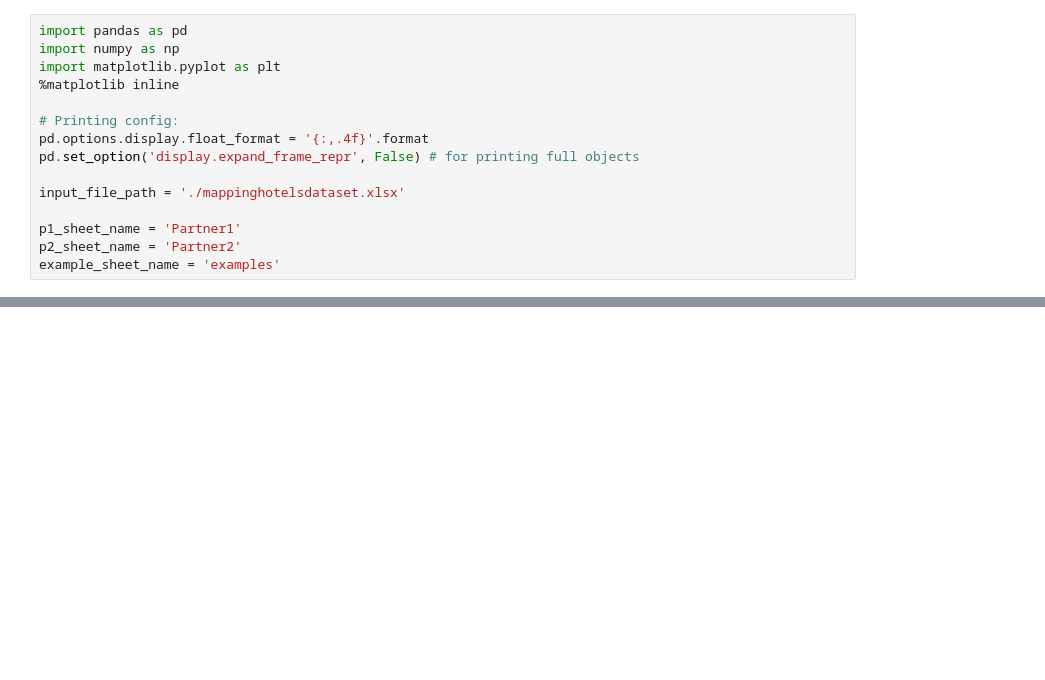
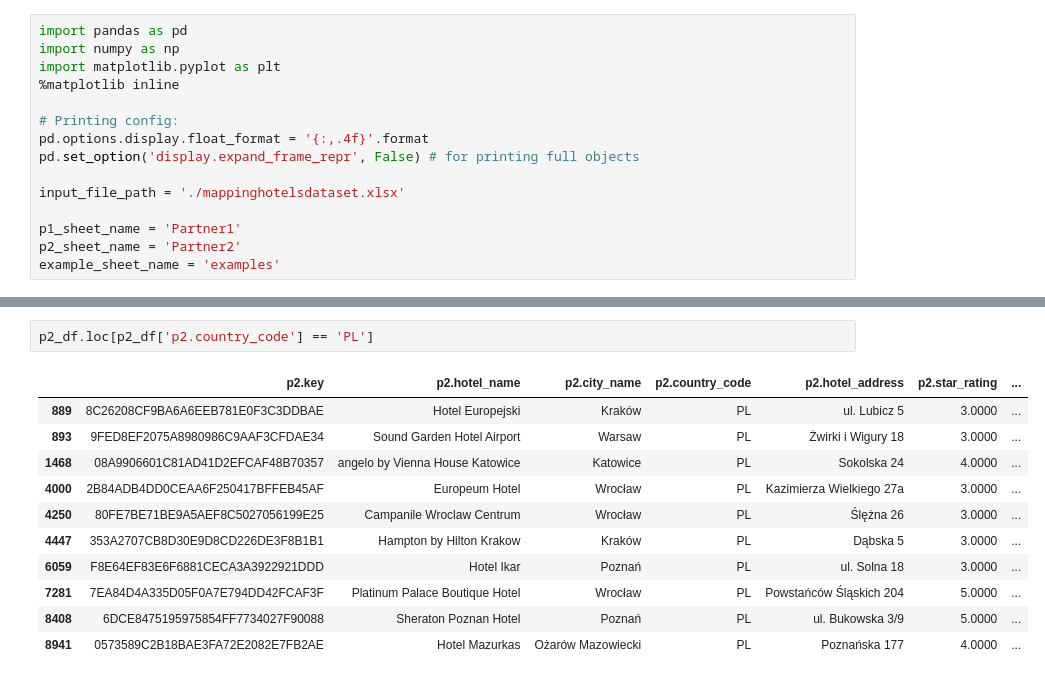
Before and after one commit to michaly/agd_test, a Jupyter notebook: agd_test.ipynb, the cells around one changed output, grey strips where cells are left out. Saved outputs shown, nothing was run; the diff lists cells and outputs as text; blank space fills up the shorter version.

```diff
--- a/agd_test.ipynb
+++ b/agd_test.ipynb
@@ -144,0 +487,14 @@ Elite Grande Hotel
+# %%
+p2_df.loc[p2_df['p2.country_code'] == 'PL']
+# %% [output]
+|  | p2.key | p2.hotel_name | p2.city_name | p2.country_code | p2.hotel_address | p2.star_rating | ... |
+| 889 | 8C26208CF9BA6A6EEB781E0F3C3DDBAE | Hotel Europejski | Kraków | PL | ul. Lubicz 5 | 3.0000 | ... |
+| 893 | 9FED8EF2075A8980986C9AAF3CFDAE34 | Sound Garden Hotel Airport | Warsaw | PL | Żwirki i Wigury 18 | 3.0000 | ... |
+| 1468 | 08A9906601C81AD41D2EFCAF48B70357 | angelo by Vienna House Katowice | Katowice | PL | Sokolska 24 | 4.0000 | ... |
+| 4000 | 2B84ADB4DD0CEAA6F250417BFFEB45AF | Europeum Hotel | Wrocław | PL | Kazimierza Wielkiego 27a | 3.0000 | ... |
+| 4250 | 80FE7BE71BE9A5AEF8C5027056199E25 | Campanile Wroclaw Centrum | Wrocław | PL | Ślężna 26 | 3.0000 | ... |
+| 4447 | 353A2707CB8D30E9D8CD226DE3F8B1B1 | Hampton by Hilton Krakow | Kraków | PL | Dąbska 5 | 3.0000 | ... |
+| 6059 | F8E64EF83E6F6881CECA3A3922921DDD | Hotel Ikar | Poznań | PL | ul. Solna 18 | 3.0000 | ... |
+| 7281 | 7EA84D4A335D05F0A7E794DD42FCAF3F | Platinum Palace Boutique Hotel | Wrocław | PL | Powstańców Śląskich 204 | 5.0000 | ... |
+| 8408 | 6DCE8475195975854FF7734027F90088 | Sheraton Poznan Hotel | Poznań | PL | ul. Bukowska 3/9 | 5.0000 | ... |
+| 8941 | 0573589C2B18BAE3FA72E2082E7FB2AE | Hotel Mazurkas | Ożarów Mazowiecki | PL | Poznańska 177 | 4.0000 | ... |
```
Also changed, not shown: parts of 17 cells of this notebook.
